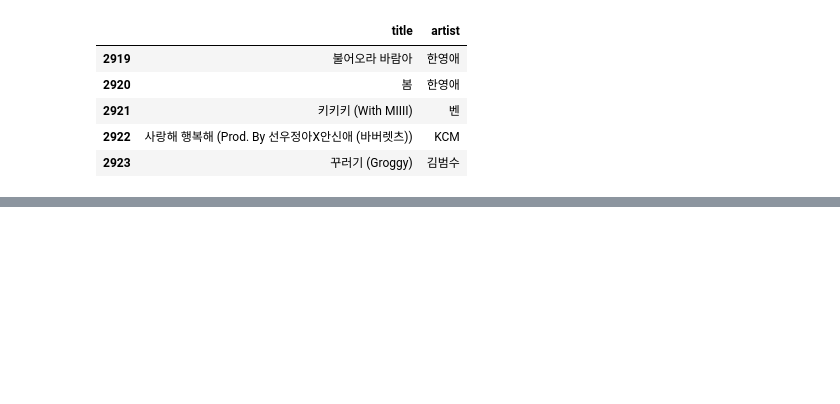
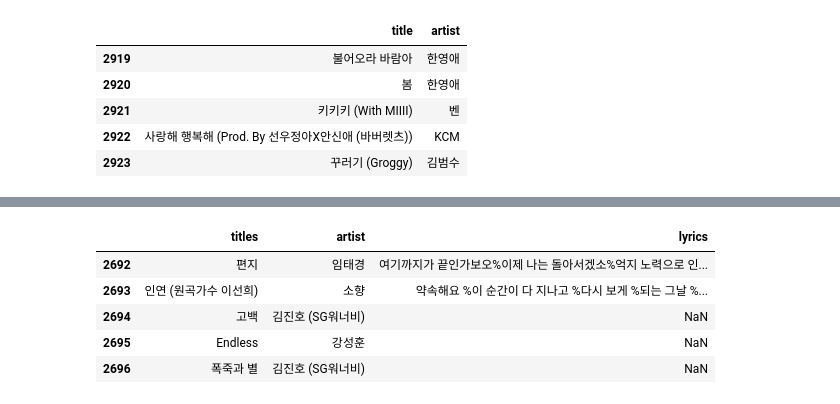
Before and after one commit to Ldoun/DeepSinger, a Jupyter notebook: data_crawling/data_preprocessing.ipynb, the cells around one changed output, grey strips where cells are left out. Saved outputs shown, nothing was run; the diff lists cells and outputs as text; code cells hidden in the pictures; blank space fills up the shorter version.

```diff
--- a/data_crawling/data_preprocessing.ipynb
+++ b/data_crawling/data_preprocessing.ipynb
@@ -644,0 +664,9 @@ seperation_mark_data_list.to_csv('data/for_crawl_seperation_mark_dat_list.csv',i
+# %%
+genie_data.tail()
+# %% [output]
+|  | titles | artist | lyrics |
+| 2692 | 편지 | 임태경 | 여기까지가 끝인가보오%이제 나는 돌아서겠소%억지 노력으로 인... |
+| 2693 | 인연 (원곡가수 이선희) | 소향 | 약속해요 %이 순간이 다 지나고 %다시 보게 %되는 그날 %... |
+| 2694 | 고백 | 김진호 (SG워너비) | NaN |
+| 2695 | Endless | 강성훈 | NaN |
+| 2696 | 폭죽과 별 | 김진호 (SG워너비) | NaN |
```
Also changed, not shown: parts of 15 cells of this notebook, 1 other file.
